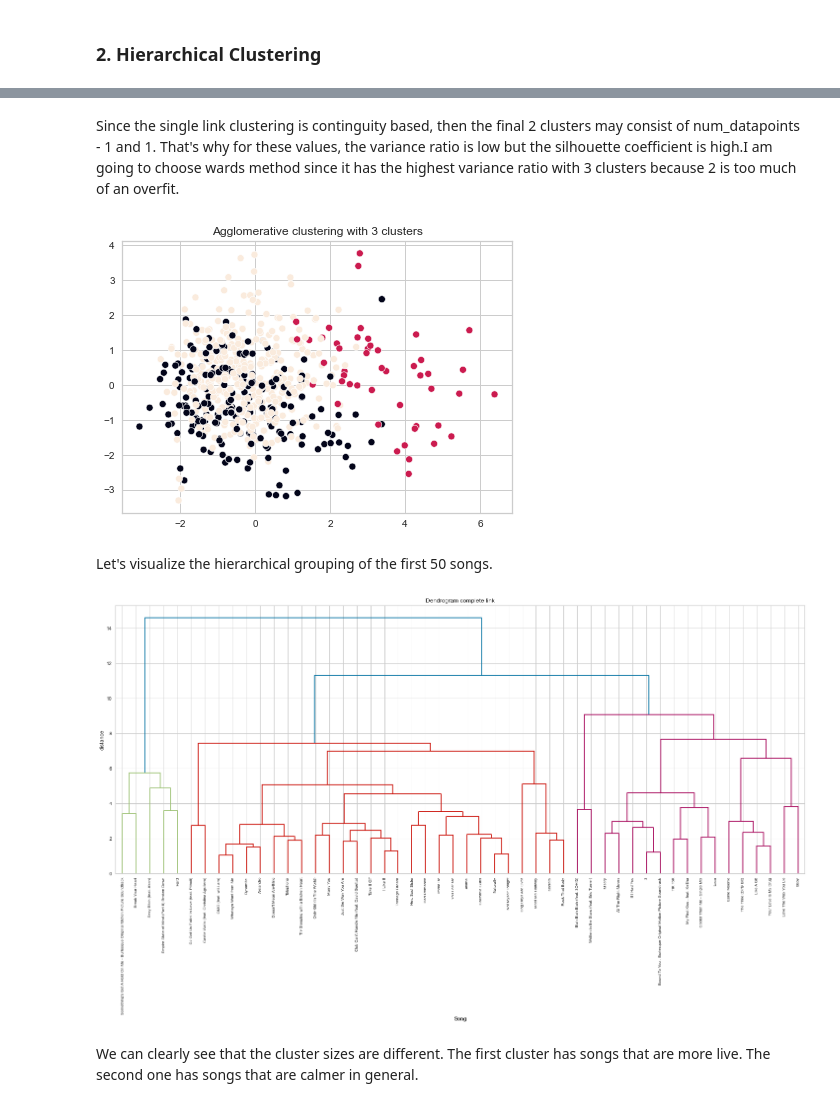
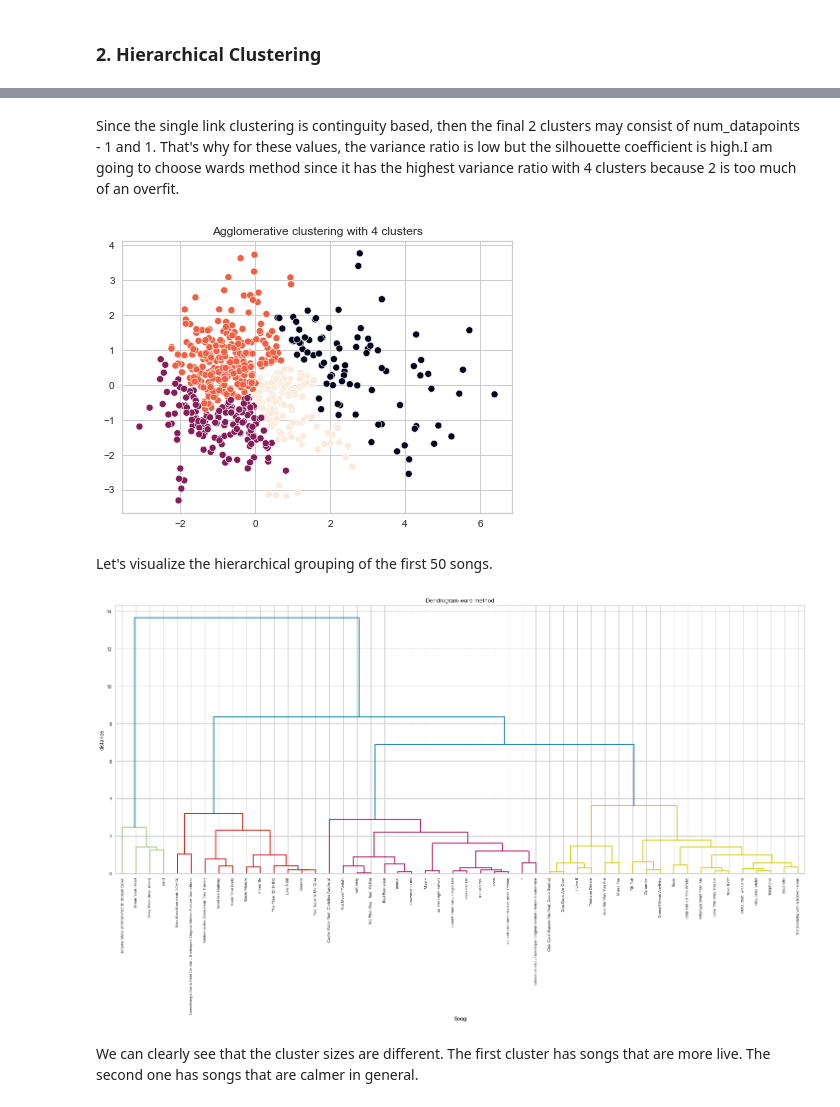
Before and after one commit to MilenaTrajanoska/spotify_top_tracks_analysis, a Jupyter notebook: clustering/clustering.ipynb, the cells around one changed output, grey strips where cells are left out. Drawn from its saved outputs; the diff is of its cells as text; code cells hidden in the pictures.

```diff
--- a/clustering/clustering.ipynb
+++ b/clustering/clustering.ipynb
@@ -117,15 +118,15 @@ SSE = []
 silhouette_coefficients = []
 for k in num_clusters:
   kmeans = KMeans(n_clusters=k, max_iter=150, random_state=0)
-  kmeans.fit(data_no_outliers)
+  kmeans.fit(decomposed_features)
   SSE.append(kmeans.inertia_)
   if k != 1:
-    score = silhouette_score(data_no_outliers, kmeans.labels_)
+    score = silhouette_score(decomposed_features, kmeans.labels_)
     silhouette_coefficients.append(score)
     plt.figure(figsize=(10,10))
     plt.subplot(2, 7, k)
     visualizer = SilhouetteVisualizer(kmeans, colors='yellowbrick', ax=plt.gca())
-    visualizer.fit(data_no_outliers)
+    visualizer.fit(decomposed_features)
     visualizer.show()
     plt.show()
 
@@ -160,7 +161,8 @@ The sharp lowering of the sum of squared errors is at 7 clusters, after that the
 # %% [markdown]
 Let's visualize the clusters. K-means has a tendention for globular, equally sized clusters.
 # %%
-kmeans = KMeans(n_clusters=8, max_iter=150, random_state=0)
-kmeans.fit(data_no_outliers)
-plot_clusters(decomposed_features, kmeans.labels_, "K-means with " +str(kl.elbow)+ " clusters")
+kmeans = KMeans(n_clusters=4, max_iter=150, random_state=0)
+kmeans.fit(decomposed_features)
+plot_clusters(decomposed_features, kmeans.labels_, "K-means with 4 clusters", kmeans.
+cluster_centers_)
 # %% [output]
@@ -179,11 +181,11 @@ for num_clust in range(2, 16):
   for link in ["ward", "complete", "average", "single"]:
     node = {}
     agglomerative = AgglomerativeClustering(n_clusters=num_clust, linkage=link)
-    agglomerative.fit(data_no_outliers)
+    agglomerative.fit(decomposed_features)
     node['num_clusters'] = num_clust
     node['linkage'] = link
-    node['silhouette score'] = silhouette_score(data_no_outliers, agglomerative.labels_)
-    node['variance ratio'] = calinski_harabasz_score(data_no_outliers, agglomerative.labels_)
+    node['silhouette score'] = silhouette_score(decomposed_features, agglomerative.labels_)
+    node['variance ratio'] = calinski_harabasz_score(decomposed_features, agglomerative.labels_)
     results.append(node)
 results = pd.DataFrame(results)
 # %%
@@ -239,24 +241,25 @@ for link in ["ward", "complete", "average", "single"]:
 # %% [markdown]
-Since the single link clustering is continguity based, then the final 2 clusters may consist of num_datapoints - 1 and 1. That's why for these values, the variance ratio is low but the silhouette coefficient is high.I am going to choose wards method since it has the highest variance ratio with 3 clusters because 2 is too much of an overfit.
+Since the single link clustering is continguity based, then the final 2 clusters may consist of num_datapoints - 1 and 1. That's why for these values, the variance ratio is low but the silhouette coefficient is high.I am going to choose wards method since it has the highest variance ratio with 4 clusters because 2 is too much of an overfit.
 # %%
-agglomerative = AgglomerativeClustering(n_clusters=3, linkage='ward')
-agglomerative.fit(data_no_outliers)
-plot_clusters(decomposed_features, agglomerative.labels_, "Agglomerative clustering with 3 clusters")
+agglomerative = AgglomerativeClustering(n_clusters=4, linkage='ward')
+agglomerative.fit(decomposed_features)
+plot_clusters(decomposed_features, agglomerative.labels_, "Agglomerative clustering with 4 clusters")
 # %% [output]
-[figure, old version]
+[figure, new version]
 # %% [markdown]
 Let's visualize the hierarchical grouping of the first 50 songs.
 # %%
-Z = linkage(data_no_outliers[:50], 'ward')
+Z = linkage(decomposed_features[:50], 'ward')
 fig = plt.figure(figsize=(25, 10))
-plt.title('Dendrogram complete link')
+plt.title('Dendrogram ward method')
 plt.xlabel('Song')
 plt.xticks(ticks = range(0, 50), labels=data.index[:50].tolist(), rotation=90)
 plt.ylabel('distance')
-dendrogram(Z, leaf_rotation=90., leaf_font_size=8., ax=plt.gca(), labels=data.index[:50].tolist());
+from scipy.cluster.hierarchy import cut_tree
+dendrogram(Z, leaf_rotation=90., color_threshold=4, leaf_font_size=8., ax=plt.gca(), labels=data.index[:50].tolist());
 plt.show()
 # %% [output]
-[figure, old version]
+[figure, new version]
 # %% [markdown]
 We can clearly see that the cluster sizes are different. The first cluster has songs that are more live. The second one has songs that are calmer in general.
 # %% [markdown]
```
Also changed, not shown: parts of 20 cells of this notebook, 1 other file.
